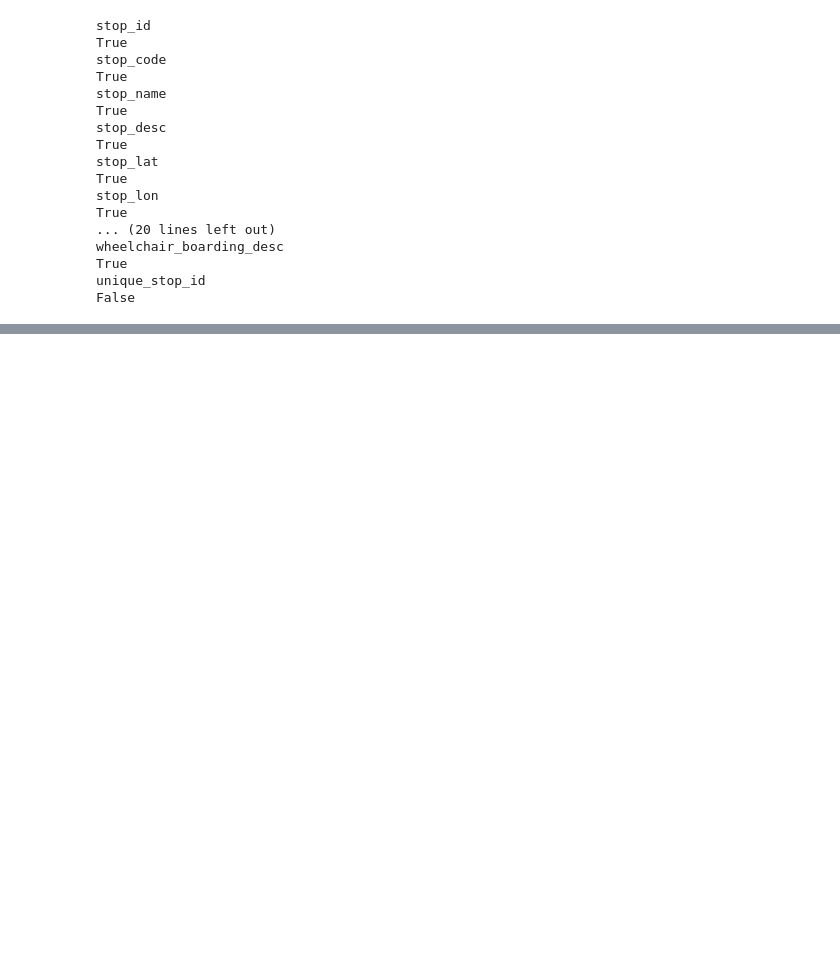
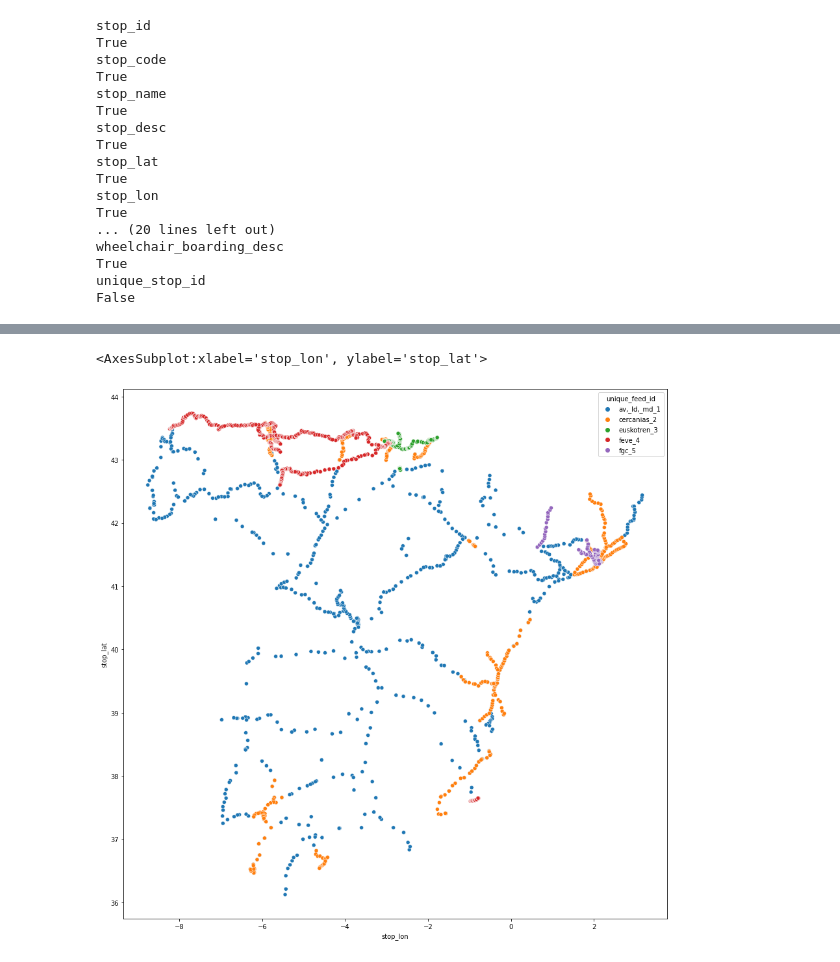
Before and after one commit to marcbosch-idencity/urbanaccess-example, a Jupyter notebook: longitudes_frecuencias_trenes.ipynb, the cells around one changed output, grey strips where cells are left out. Drawn from its saved outputs; the diff is of its cells as text; code cells hidden in the pictures; blank space fills up the shorter version.

```diff
--- a/longitudes_frecuencias_trenes.ipynb
+++ b/longitudes_frecuencias_trenes.ipynb
@@ -217,0 +226,8 @@ urbanaccess_net.transit_nodes.plot(ax=ax, kind='scatter', x='x', y='y', s=1, col
+# %%
+# plot by feed ids
+import seaborn as sns
+f, ax = plt.subplots(figsize=(15,15))
+sns.scatterplot(ax=ax, x='stop_lon', y='stop_lat', data = loaded_feeds.stops, hue= 'unique_feed_id')
+# %% [output]
+<AxesSubplot:xlabel='stop_lon', ylabel='stop_lat'>
+[figure, added]
```
Also changed, not shown: parts of 4 cells of this notebook.
